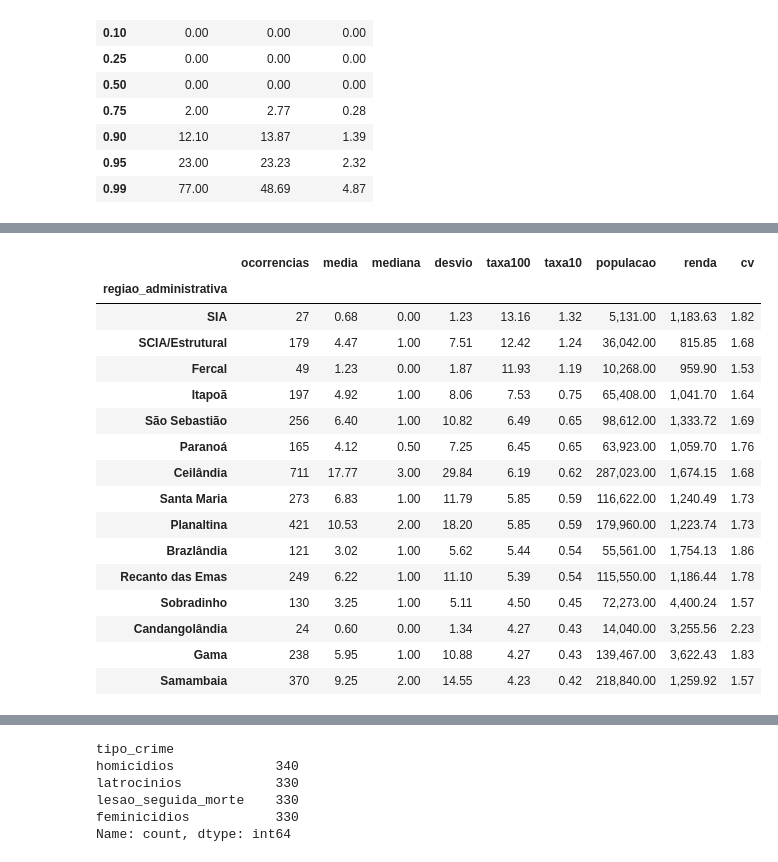
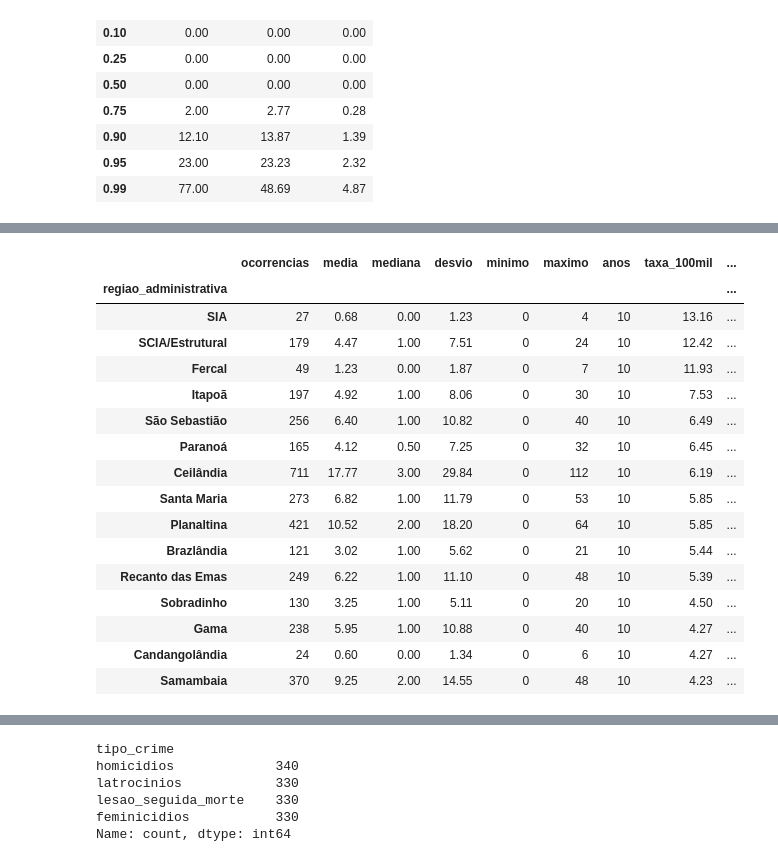
Before and after one commit to gabri-eu/Crimes_Violentos_DF, a Jupyter notebook: notebooks/03_analise_descritiva.ipynb, the cells around one changed output, grey strips where cells are left out. Cells and saved outputs as stored; diff of their text form; code cells hidden in the pictures.

```diff
--- a/notebooks/03_analise_descritiva.ipynb
+++ b/notebooks/03_analise_descritiva.ipynb
@@ -169,10 +169,10 @@ estatisticas
 | taxa_10mil | 1,360.00 | 0.41 | 0.96 | 0.00 | 0.00 | 0.00 | 0.28 | 7.80 | 0.00 |
 # %%
 # ==============================================================================
-# BASES ANALÍTICAS
+# Bases analíticas
 # ==============================================================================
 
-base_ra_territorial= (
+base_ra = (
     base
     .query("nivel_geografico == 'Região Administrativa'")
     .copy()
@@ -196,16 +196,17 @@ base_df = (
     .copy()
 )
 
-print("=" * 80)
-print("BASES ANALÍTICAS")
-print("=" * 80)
+ranking_taxa10 = (
+    base_ra_territorial
+    .groupby("regiao_administrativa", as_index=False)
+    .agg(
+        taxa10=("taxa_10mil", "mean")
+    )
+    .sort_values(
+        "taxa10",
+        ascending=False
+    )
+)
 
-print(f"Base completa..................... {len(base):,}")
-print(f"Regiões Administrativas........... {len(base_ra):,}")
-print(f"Distrito Federal................. {len(base_df):,}")
-
-print()
-
-print("Regiões Administrativas:", base_ra["regiao_administrativa"].nunique())
-print("Distrito Federal:", base_df["regiao_administrativa"].nunique())
+ranking_taxa10.head(15)
 # %% [output]
@@ -221,15 +229,3 @@ Distrito Federal: 1
-# %%
-base_ra_territorial= (
-    base
-    .query("nivel_geografico == 'Região Administrativa'")
-    .copy()
-)
-
-base_df = (
-    base
-    .query("nivel_geografico == 'Distrito Federal'")
-    .copy()
-)
 # %%
 base[
     [
@@ -443,31 +448,31 @@ ranking_ocorrencias.head(15)
 # %%
-ranking_taxa100 = (
+ranking_taxa100mil = (
     estatisticas_ra
     .sort_values(
-        "taxa100",
+        "taxa_100mil",
         ascending=False
     )
 )
 
-ranking_taxa100.head(15)
+ranking_taxa100mil.head(15)
 # %% [output]
-|  | ocorrencias | media | mediana | desvio | taxa100 | taxa10 | populacao | renda | cv |
-| regiao_administrativa |  |  |  |  |  |  |  |  |  |
-| SIA | 27 | 0.68 | 0.00 | 1.23 | 13.16 | 1.32 | 5,131.00 | 1,183.63 | 1.82 |
-| SCIA/Estrutural | 179 | 4.47 | 1.00 | 7.51 | 12.42 | 1.24 | 36,042.00 | 815.85 | 1.68 |
-| Fercal | 49 | 1.23 | 0.00 | 1.87 | 11.93 | 1.19 | 10,268.00 | 959.90 | 1.53 |
-| Itapoã | 197 | 4.92 | 1.00 | 8.06 | 7.53 | 0.75 | 65,408.00 | 1,041.70 | 1.64 |
-| São Sebastião | 256 | 6.40 | 1.00 | 10.82 | 6.49 | 0.65 | 98,612.00 | 1,333.72 | 1.69 |
-| Paranoá | 165 | 4.12 | 0.50 | 7.25 | 6.45 | 0.65 | 63,923.00 | 1,059.70 | 1.76 |
-| Ceilândia | 711 | 17.77 | 3.00 | 29.84 | 6.19 | 0.62 | 287,023.00 | 1,674.15 | 1.68 |
-| Santa Maria | 273 | 6.83 | 1.00 | 11.79 | 5.85 | 0.59 | 116,622.00 | 1,240.49 | 1.73 |
-| Planaltina | 421 | 10.53 | 2.00 | 18.20 | 5.85 | 0.59 | 179,960.00 | 1,223.74 | 1.73 |
-| Brazlândia | 121 | 3.02 | 1.00 | 5.62 | 5.44 | 0.54 | 55,561.00 | 1,754.13 | 1.86 |
-| Recanto das Emas | 249 | 6.22 | 1.00 | 11.10 | 5.39 | 0.54 | 115,550.00 | 1,186.44 | 1.78 |
-| Sobradinho | 130 | 3.25 | 1.00 | 5.11 | 4.50 | 0.45 | 72,273.00 | 4,400.24 | 1.57 |
-| Candangolândia | 24 | 0.60 | 0.00 | 1.34 | 4.27 | 0.43 | 14,040.00 | 3,255.56 | 2.23 |
-| Gama | 238 | 5.95 | 1.00 | 10.88 | 4.27 | 0.43 | 139,467.00 | 3,622.43 | 1.83 |
-| Samambaia | 370 | 9.25 | 2.00 | 14.55 | 4.23 | 0.42 | 218,840.00 | 1,259.92 | 1.57 |
+|  | ocorrencias | media | mediana | desvio | minimo | maximo | anos | taxa_100mil | ... |
+| regiao_administrativa |  |  |  |  |  |  |  |  | ... |
+| SIA | 27 | 0.68 | 0.00 | 1.23 | 0 | 4 | 10 | 13.16 | ... |
+| SCIA/Estrutural | 179 | 4.47 | 1.00 | 7.51 | 0 | 24 | 10 | 12.42 | ... |
+| Fercal | 49 | 1.23 | 0.00 | 1.87 | 0 | 7 | 10 | 11.93 | ... |
+| Itapoã | 197 | 4.92 | 1.00 | 8.06 | 0 | 30 | 10 | 7.53 | ... |
+| São Sebastião | 256 | 6.40 | 1.00 | 10.82 | 0 | 40 | 10 | 6.49 | ... |
+| Paranoá | 165 | 4.12 | 0.50 | 7.25 | 0 | 32 | 10 | 6.45 | ... |
+| Ceilândia | 711 | 17.77 | 3.00 | 29.84 | 0 | 112 | 10 | 6.19 | ... |
+| Santa Maria | 273 | 6.82 | 1.00 | 11.79 | 0 | 53 | 10 | 5.85 | ... |
+| Planaltina | 421 | 10.52 | 2.00 | 18.20 | 0 | 64 | 10 | 5.85 | ... |
+| Brazlândia | 121 | 3.02 | 1.00 | 5.62 | 0 | 21 | 10 | 5.44 | ... |
+| Recanto das Emas | 249 | 6.22 | 1.00 | 11.10 | 0 | 48 | 10 | 5.39 | ... |
+| Sobradinho | 130 | 3.25 | 1.00 | 5.11 | 0 | 20 | 10 | 4.50 | ... |
+| Gama | 238 | 5.95 | 1.00 | 10.88 | 0 | 40 | 10 | 4.27 | ... |
+| Candangolândia | 24 | 0.60 | 0.00 | 1.34 | 0 | 6 | 10 | 4.27 | ... |
+| Samambaia | 370 | 9.25 | 2.00 | 14.55 | 0 | 48 | 10 | 4.23 | ... |
 # %%
 ranking_pop = (
     estatisticas_ra
```
Also changed, not shown: parts of 17 cells of this notebook, 7 other files.
